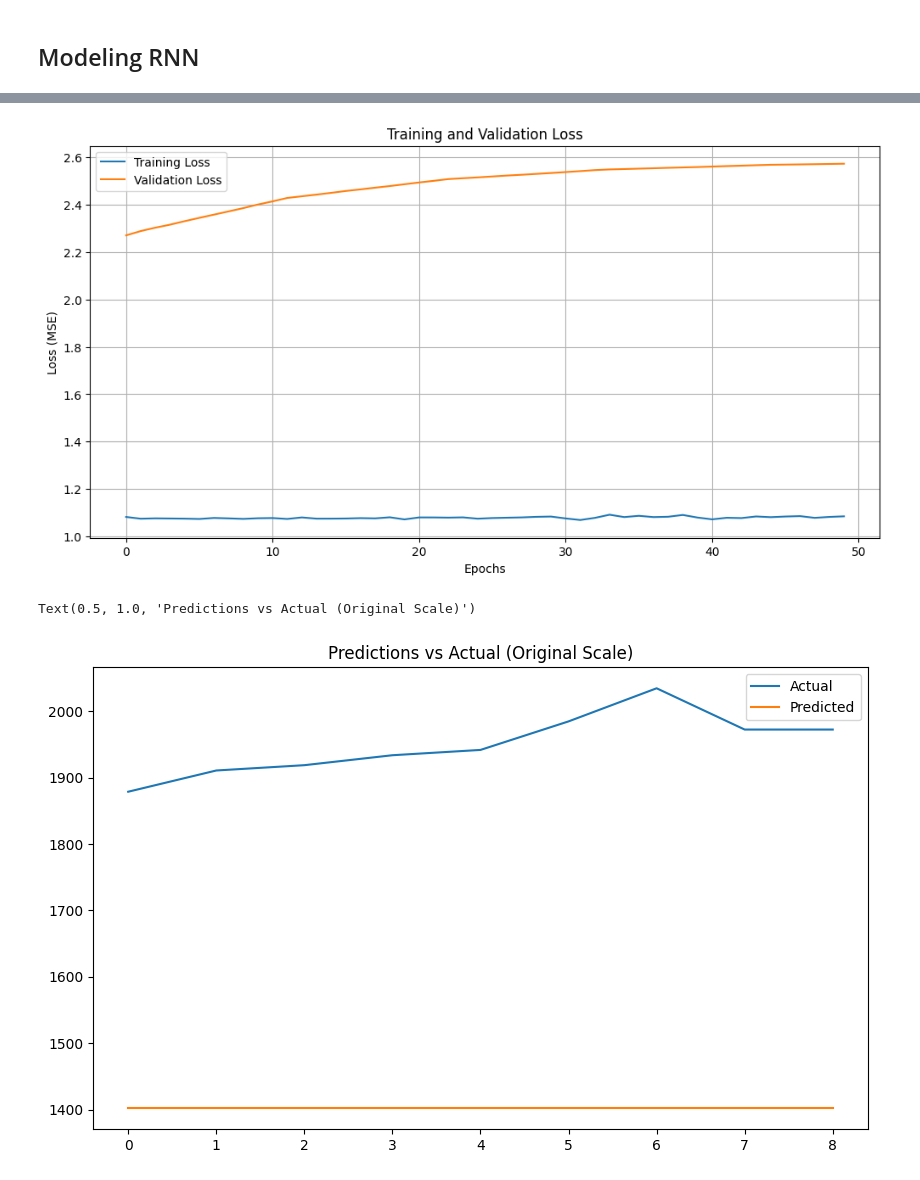
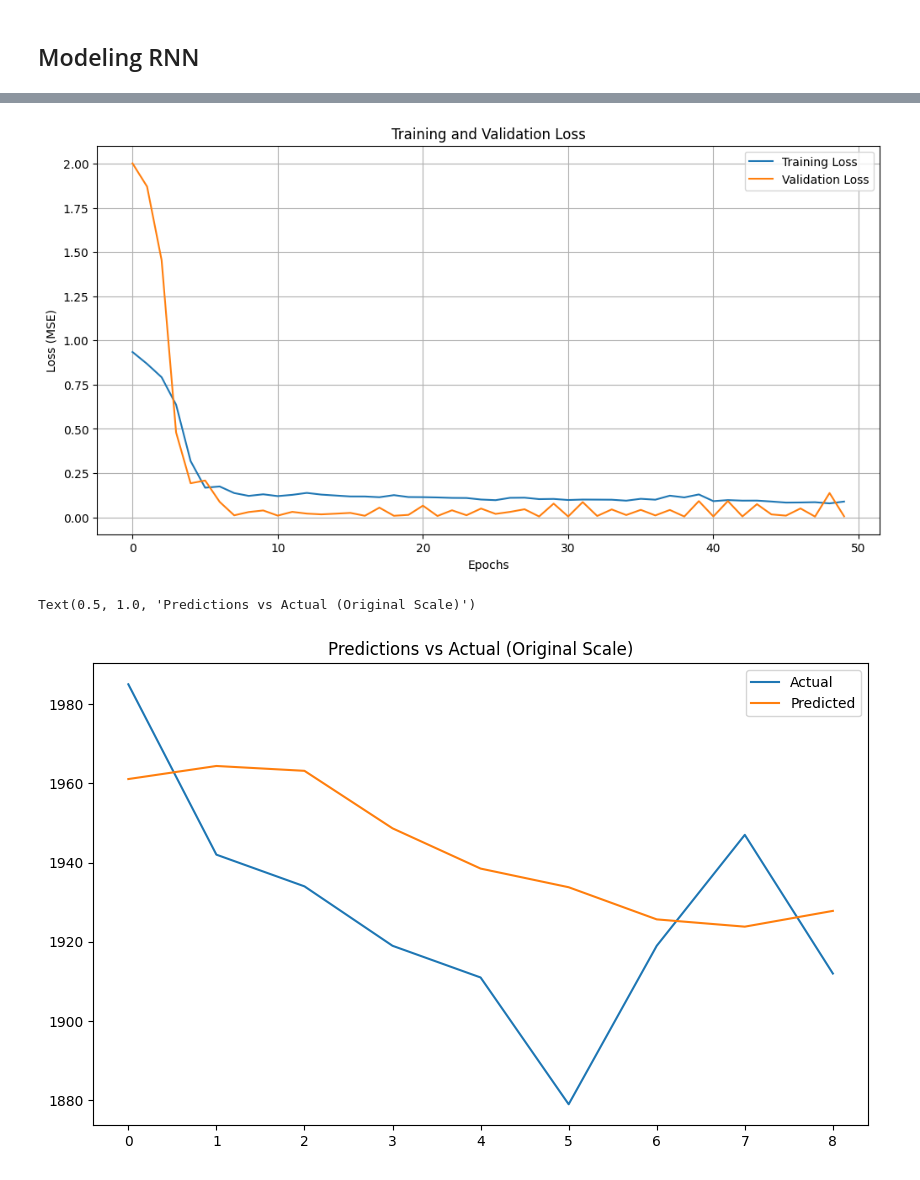
Before and after one commit to Aidinferaz/DeepLearning-RKA, a Jupyter notebook: Monetary Prediction/Train.ipynb, the cells around one changed output, grey strips where cells are left out. Cells and saved outputs as stored; diff of their text form; code cells hidden in the pictures.

```diff
--- a/Monetary Prediction/Train.ipynb
+++ b/Monetary Prediction/Train.ipynb
@@ -251,7 +281,7 @@ class MonetaryRNN(nn.Module):
         return output, hidden
 # %%
 INPUT_SIZE = X_train.shape[2]
-HIDDEN_SIZE = 16
+HIDDEN_SIZE = 128
 OUTPUT_SIZE = 1
 
 model_0 = MonetaryRNN(INPUT_SIZE, HIDDEN_SIZE, OUTPUT_SIZE)
@@ -374,17 +410,0 @@ Text(0.5, 1.0, 'Training and Validation Loss')
-# %%
-model_0.eval()
-all_predictions = []
-all_actual = []
-
-with torch.no_grad():  # No gradients needed for inference
-    for X_batch, y_batch in val_loader:
-        # Get predictions
-        predictions, _ = model_0(X_batch)
-
-        # Store predictions and actual values
-        all_predictions.extend(predictions.cpu().numpy())
-        all_actual.extend(y_batch.cpu().numpy())
-
-# 5. Convert to numpy arrays for analysis
-eval_predictions = np.array(all_predictions)
-eval_actual = np.array(all_actual)
@@ -456,8 +476,8 @@ class MonetaryLSTM(nn.Module):
         return out
 # %%
 INPUT_SIZE = X_train.shape[2]
-HIDDEN_SIZE = 16
-NUM_LAYERS = 1
+HIDDEN_SIZE = 128
+NUM_LAYERS = 2
 OUTPUT_SIZE = 1
 DROPOUT = 0.2
 
@@ -482,41 +502,32 @@ scheduler = optim.lr_scheduler.ReduceLROnPlateau(optimizer, 'min', patience=10,
 # %%
 EPOCHS = 50
 
-# Lists to store metrics
 train_losses = []
 val_losses = []
 best_val_loss = float('inf')
 
-# Training and evaluation loop
 for epoch in tqdm(range(EPOCHS)):
-    # Training phase
     model_1.train()
     train_loss = 0
 
-    # Process batches using DataLoader
     for batch_X, batch_y in train_loader:
-        # Forward pass
         outputs = model_1(batch_X)
         loss = criterion(outputs, batch_y)
 
-        # Backward pass and optimize
         optimizer.zero_grad()
         loss.backward()
-
-        # Gradient clipping to prevent exploding gradients
-        torch.nn.utils.clip_grad_norm_(model_1.parameters(), max_norm=1.0)
 
         optimizer.step()
 
         train_loss += loss.item()
 
-    # Calculate average training loss
     train_loss = train_loss / len(train_loader)
     train_losses.append(train_loss)
 
-    # Validation phase
     model_1.eval()
     val_loss = 0
+    all_predictions = []
+    all_actual = []
 
     with torch.no_grad():
         for batch_X, batch_y in val_loader:
@@ -524,24 +535,22 @@ for epoch in tqdm(range(EPOCHS)):
             batch_loss = criterion(val_outputs, batch_y)
             val_loss += batch_loss.item()
 
-        # Calculate average validation loss
+            all_predictions.extend(val_outputs.cpu().numpy())
+            all_actual.extend(y_batch.cpu().numpy())
+
         val_loss = val_loss / len(val_loader)
         val_losses.append(val_loss)
 
-        # Save best model_1
         if val_loss < best_val_loss:
             best_val_loss = val_loss
 
-    # Adjust learning rate based on validation performance
     scheduler.step(val_loss)
 
-    # Print progress
     if (epoch + 1) % 5 == 0:
         print(f'Epoch [{epoch+1}/{EPOCHS}], '
               f'Train Loss: {train_loss:.6f}, '
               f'Val Loss: {val_loss:.6f}')
 
-# Visualization of training history
 plt.figure(figsize=(12, 6))
 plt.plot(train_losses, label='Training Loss')
 plt.plot(val_losses, label='Validation Loss')
@@ -565 +574 @@ Epoch [50/50], Train Loss: 1.084544, Val Loss: 2.573385
-[figure, old version]
+[figure, new version]
@@ -583,6 +575,9 @@ eval_actual = np.array(all_actual)
 # %%
-eval_predictions = scaler_target.inverse_transform(eval_predictions)
-eval_actual = scaler_target.inverse_transform(eval_actual)
+eval_predictions = np.array(all_predictions)
+eval_actual = np.array(all_actual)
+
+eval_predictions = scaler_target.inverse_transform(eval_predictions.reshape(-1, 1))
+eval_actual = scaler_target.inverse_transform(eval_actual.reshape(-1, 1))
 
 eval_predictions = np.expm1(eval_predictions)
 eval_actual = np.expm1(eval_actual)
@@ -594,4 +589,4 @@ plt.legend()
 plt.title('Predictions vs Actual (Original Scale)')
 # %% [output]
 Text(0.5, 1.0, 'Predictions vs Actual (Original Scale)')
-[figure, old version]
+[figure, new version]
```
Also changed, not shown: parts of 32 cells of this notebook, 2 other files.
